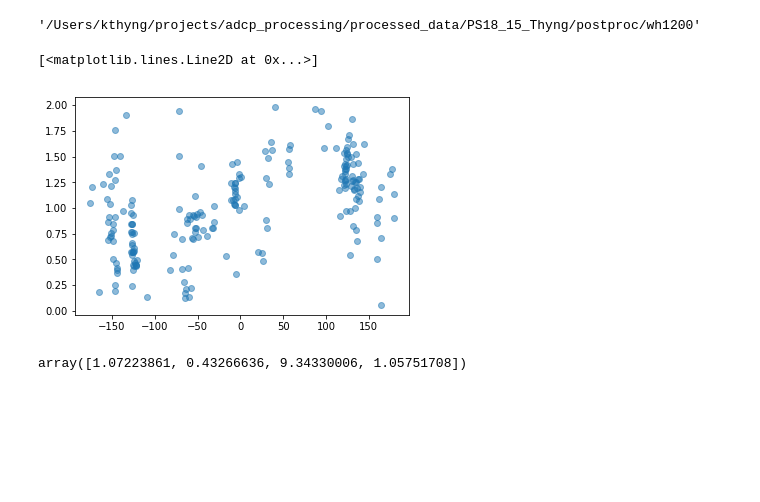
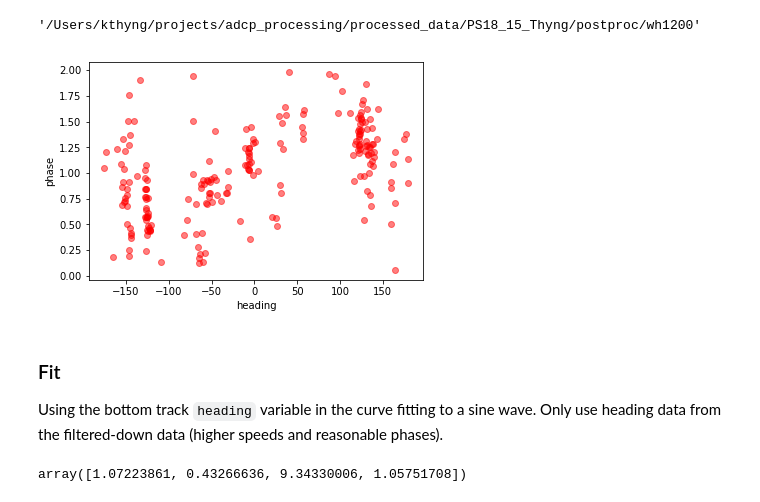
Before and after one commit to kthyng/adcp, a Jupyter notebook: processed_data/PS18_15_Thyng/wh1200.ipynb, the cells around one changed output. Saved outputs shown, nothing was run; the diff lists cells and outputs as text; code cells hidden in the pictures; blank space fills up the shorter version.

```diff
--- a/processed_data/PS18_15_Thyng/wh1200.ipynb
+++ b/processed_data/PS18_15_Thyng/wh1200.ipynb
@@ -621,55 +491,41 @@ BT(btm_filename=procpath_unrotated + '/cal/botmtrk/a_ps.btm',
    min_depth      =            1,
    proc_yearbase='2017')
 # %%
-# modelfitname = 'model_fit.txt'
-# fit = np.loadtxt('/Users/kthyng/projects/adcp_processing/ptsur_model/' + modelfitname)
-
+# critical speed for what counts as large enough to use bottom tracking data
 scrit = 1.5
 
-# ph_=interp1(BT.dayuv, BT.ph, BT.day_bt)
-# a_=interp1(BT.dayuv, BT.a, BT.day_bt)
-# ind_bt = BT.speed_bt>1.5
-# i_fastenough = BT.speed_bt>1.5
-# ind = BT.day_bt[i_fastenough]
-# ph = ph_[i_fastenough]
-# amp = a_[i_fastenough]
+# create dataframe for amp/ph data
+uv = pd.DataFrame(index=BT.dayuv, data={'phase': BT.ph, 'amp': BT.a})
 
-# create dataframe for amp/ph data
-# uv = pd.DataFrame(index=ind, data={'phase': ph, 'amp': amp})
-uv = pd.DataFrame(index=BT.dayuv, data={'phase': BT.ph, 'amp': BT.a})
-# bottom track dataframe with own indices
-# bt = pd.DataFrame(index=ind, data={'heading': BT.heading_bt[i_fastenough]})
+# bottom track dataframe has own indices
 bt = pd.DataFrame(index=BT.day_bt, data={'heading': BT.heading_bt, 'speed': BT.speed_bt})
+
+# This has the time indices I want to save to ultimately.
 scn = pd.read_table(procpath_unrotated + '/cal/rotate/scn.hdg', index_col=0,
                       delim_whitespace=True, header=None, comment='%',
                       names=['mean heading', 'last heading', 'correction'])
-# hcorr = pd.read_table(leg + '/proc/wh300/cal/rotate/ens_hcorr.ang', index_col=0,
-#                       delim_whitespace=True, header=None, names=['hcorr'])
 
-# bt[bt.speed<scrit] = np.nan
-# uv[uv.phase<1] = np.nan
-# uv[uv.phase>3] = np.nan
-
-# bt = bt[bt.speed>scrit]
-# uv = uv[uv.phase>1]
-# uv = uv[uv.phase<3]
-
-# all indices included
+# all indices included in dfall
+# Combine all the data from the previous 3 files
 dfall = scn.join(uv, how='outer').join(bt, how='outer').interpolate('index')
+# Reindex so using the necessary time indices for output
 dfall = dfall.reindex(scn.index)  # just scn indices
 
-# df[(df.speed>scrit)] = np.nan
-
-# df[df.speed>scrit] = np.nan
-# df = df.interpolate('values')
+# df only has rows for which speed is high enough and phase is in a reasonable range
+# use df for the curve fitting
 df = dfall[(dfall.speed>scrit) & (dfall.phase>0) & (dfall.phase<2)]
-# df = dfall
+# remove nan's for curve fitting
 df = df[~df.isnull().sum(axis=1).astype(bool)]  # with no nans
 
-plt.plot(df.heading.values, df.phase.values, 'o', alpha=0.5)
+plt.plot(df.heading.values, df.phase.values, 'ro', alpha=0.5)
+plt.xlabel('heading')
+plt.ylabel('phase');
 # %% [output]
-[<matplotlib.lines.Line2D at 0x...>]
-[figure, old version]
+[figure, new version]
+# %% [markdown]
+### Fit
+
+Using the bottom track `heading` variable in the curve fitting to a sine wave. Only use heading data from the filtered-down data (higher speeds and reasonable phases).
 # %%
 def sine_fit(x, freq, amplitude, phase, offset):
     '''sine wave function.'''
```
Also changed, not shown: parts of 30 cells of this notebook.
